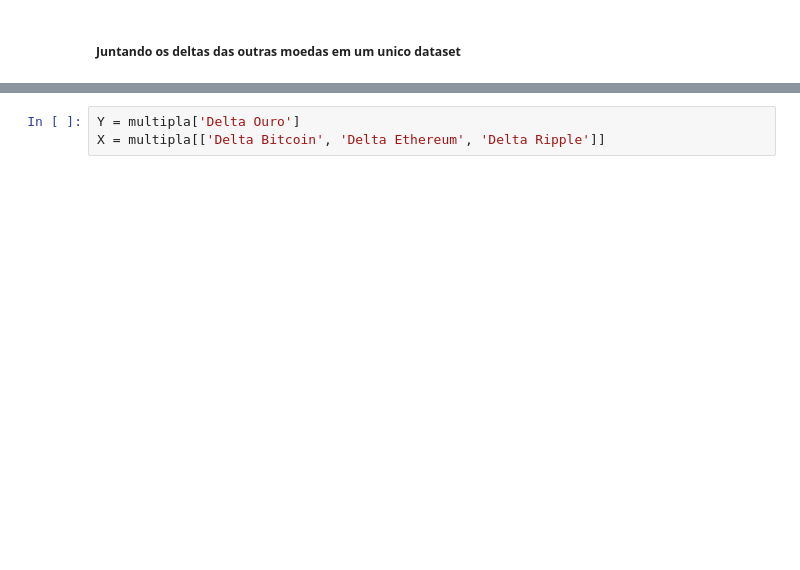
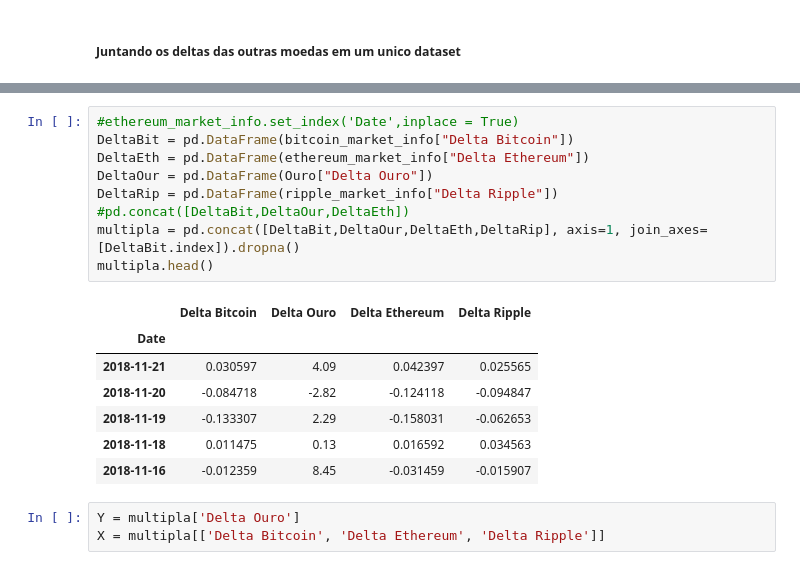
Before and after one commit to lucasmuchaluat/PROJETO-3---CIENCIA-DOS-DADOS, a Jupyter notebook: Crypto_Final_P3.ipynb, the cells around one changed output, grey strips where cells are left out. Drawn from its saved outputs; the diff is of its cells as text; blank space fills up the shorter version.

```diff
--- a/Crypto_Final_P3.ipynb
+++ b/Crypto_Final_P3.ipynb
@@ -357,3 +369,20 @@ multipla = df2[['Delta Ouro', 'Delta Bitcoin', 'Delta Ethereum', 'Delta Ripple']
+# %%
+#ethereum_market_info.set_index('Date',inplace = True)
+DeltaBit = pd.DataFrame(bitcoin_market_info["Delta Bitcoin"])
+DeltaEth = pd.DataFrame(ethereum_market_info["Delta Ethereum"])
+DeltaOur = pd.DataFrame(Ouro["Delta Ouro"])
+DeltaRip = pd.DataFrame(ripple_market_info["Delta Ripple"])
+#pd.concat([DeltaBit,DeltaOur,DeltaEth])
+multipla = pd.concat([DeltaBit,DeltaOur,DeltaEth,DeltaRip], axis=1, join_axes=[DeltaBit.index]).dropna()
+multipla.head()
+# %% [output]
+|  | Delta Bitcoin | Delta Ouro | Delta Ethereum | Delta Ripple |
+| Date |  |  |  |  |
+| 2018-11-21 | 0.030597 | 4.09 | 0.042397 | 0.025565 |
+| 2018-11-20 | -0.084718 | -2.82 | -0.124118 | -0.094847 |
+| 2018-11-19 | -0.133307 | 2.29 | -0.158031 | -0.062653 |
+| 2018-11-18 | 0.011475 | 0.13 | 0.016592 | 0.034563 |
+| 2018-11-16 | -0.012359 | 8.45 | -0.031459 | -0.015907 |
 # %%
 Y = multipla['Delta Ouro']
 X = multipla[['Delta Bitcoin', 'Delta Ethereum', 'Delta Ripple']]
```
Also changed, not shown: parts of 14 cells of this notebook.
